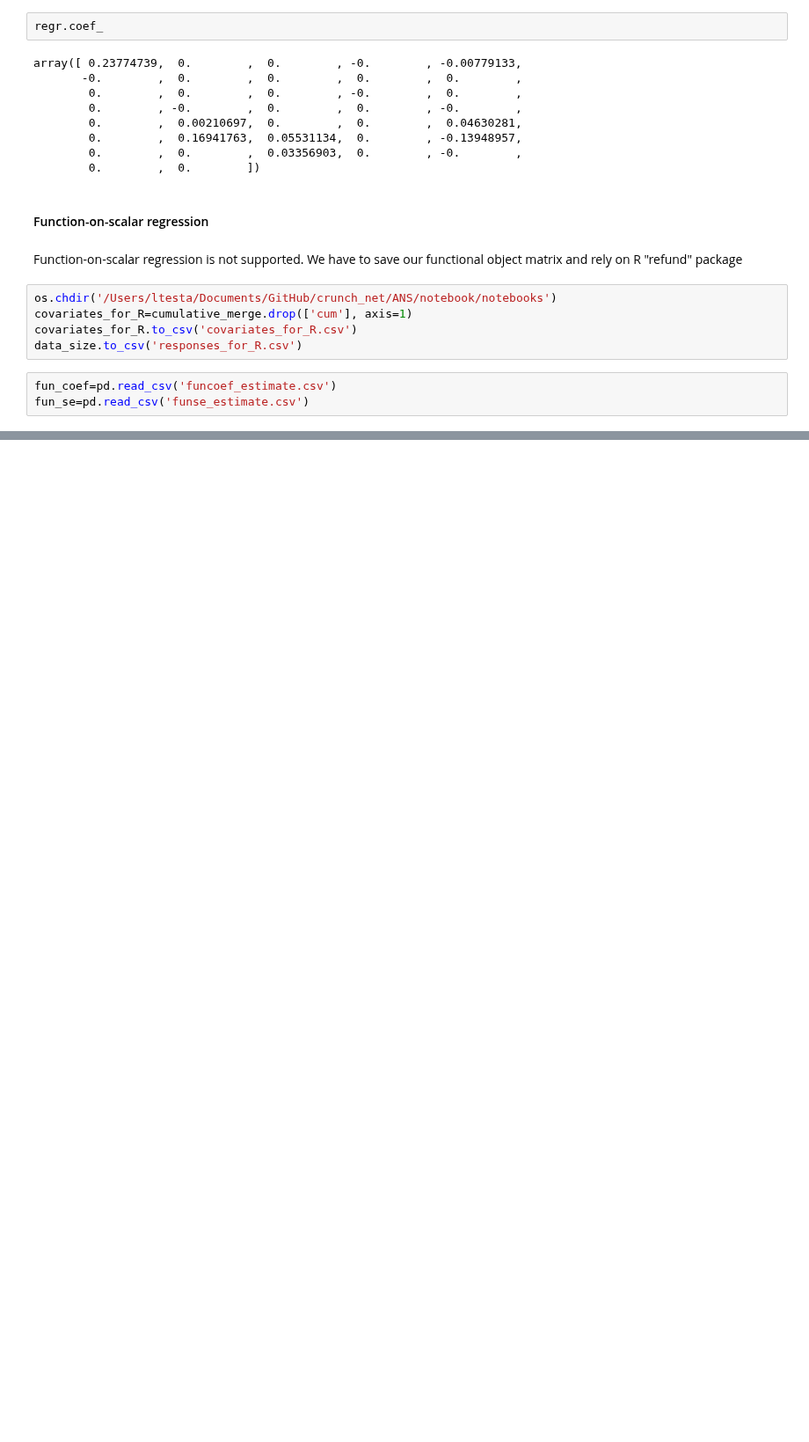
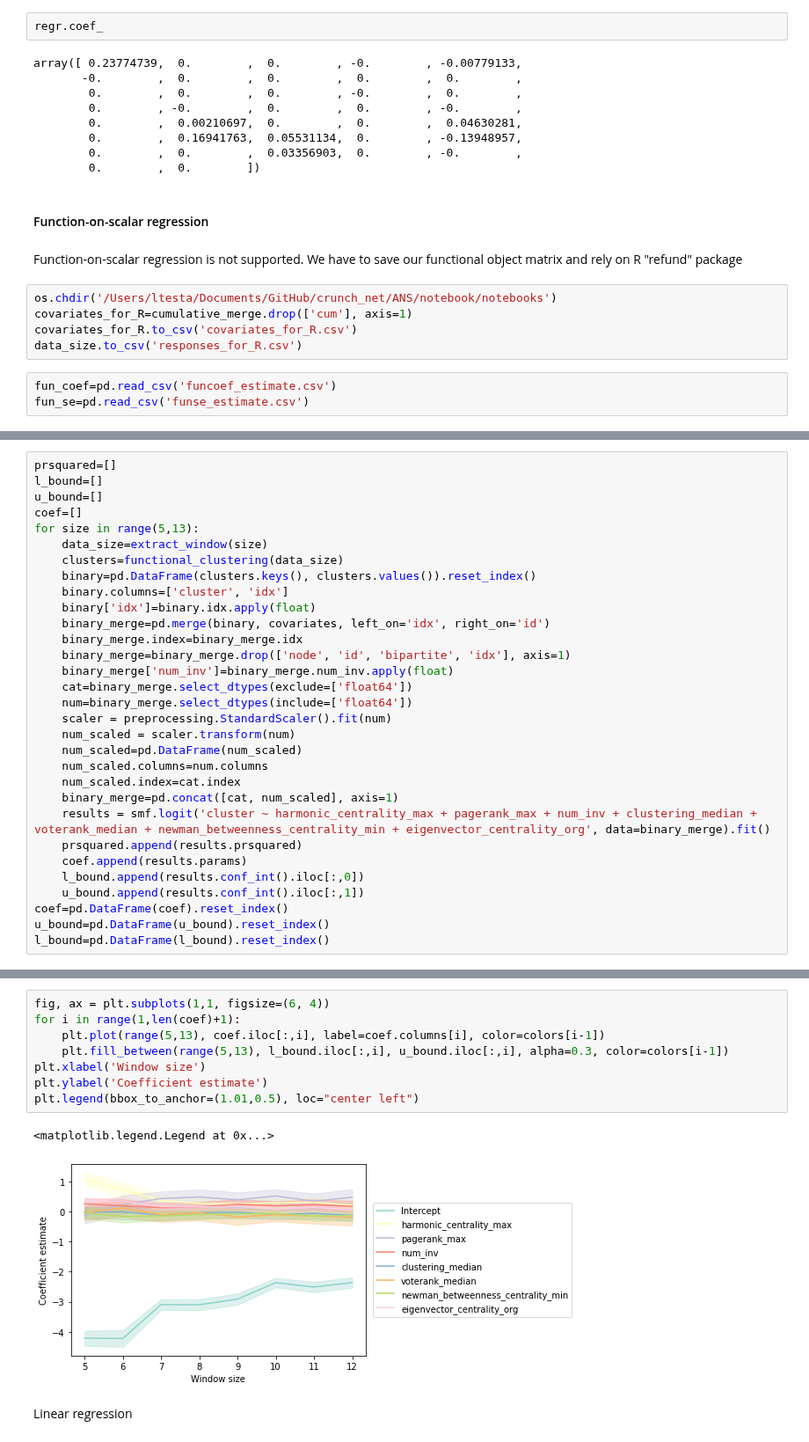
Before and after one commit to testalorenzo/crunch_net, a Jupyter notebook: ANS/notebook/notebooks/ANS_extension.ipynb, the cells around one changed output, grey strips where cells are left out. Shown at 88% size. Saved outputs shown, nothing was run; the diff lists cells and outputs as text; blank space fills up the shorter version.

```diff
--- a/ANS/notebook/notebooks/ANS_extension.ipynb
+++ b/ANS/notebook/notebooks/ANS_extension.ipynb
@@ -654,0 +665,31 @@ plt.savefig('functional_coefficients_'+str(size)+'.pdf', bbox_inches="tight")
+# %%
+prsquared=[]
+l_bound=[]
+u_bound=[]
+coef=[]
+for size in range(5,13):
+    data_size=extract_window(size)
+    clusters=functional_clustering(data_size)
+    binary=pd.DataFrame(clusters.keys(), clusters.values()).reset_index()
+    binary.columns=['cluster', 'idx']
+    binary['idx']=binary.idx.apply(float)
+    binary_merge=pd.merge(binary, covariates, left_on='idx', right_on='id')
+    binary_merge.index=binary_merge.idx
+    binary_merge=binary_merge.drop(['node', 'id', 'bipartite', 'idx'], axis=1)
+    binary_merge['num_inv']=binary_merge.num_inv.apply(float)
+    cat=binary_merge.select_dtypes(exclude=['float64'])
+    num=binary_merge.select_dtypes(include=['float64'])
+    scaler = preprocessing.StandardScaler().fit(num)
+    num_scaled = scaler.transform(num)
+    num_scaled=pd.DataFrame(num_scaled)
+    num_scaled.columns=num.columns
+    num_scaled.index=cat.index
+    binary_merge=pd.concat([cat, num_scaled], axis=1)
+    results = smf.logit('cluster ~ harmonic_centrality_max + pagerank_max + num_inv + clustering_median + voterank_median + newman_betweenness_centrality_min + eigenvector_centrality_org', data=binary_merge).fit()
+    prsquared.append(results.prsquared)
+    coef.append(results.params)
+    l_bound.append(results.conf_int().iloc[:,0])
+    u_bound.append(results.conf_int().iloc[:,1])
+coef=pd.DataFrame(coef).reset_index()
+u_bound=pd.DataFrame(u_bound).reset_index()
+l_bound=pd.DataFrame(l_bound).reset_index()
@@ -654,0 +721,13 @@ plt.savefig('functional_coefficients_'+str(size)+'.pdf', bbox_inches="tight")
+# %%
+fig, ax = plt.subplots(1,1, figsize=(6, 4))
+for i in range(1,len(coef)+1):
+    plt.plot(range(5,13), coef.iloc[:,i], label=coef.columns[i], color=colors[i-1])
+    plt.fill_between(range(5,13), l_bound.iloc[:,i], u_bound.iloc[:,i], alpha=0.3, color=colors[i-1])
+plt.xlabel('Window size')
+plt.ylabel('Coefficient estimate')
+plt.legend(bbox_to_anchor=(1.01,0.5), loc="center left")
+# %% [output]
+<matplotlib.legend.Legend at 0x...>
+[figure, added]
+# %% [markdown]
+Linear regression
```
Also changed, not shown: parts of 25 cells of this notebook, 1 other file.
